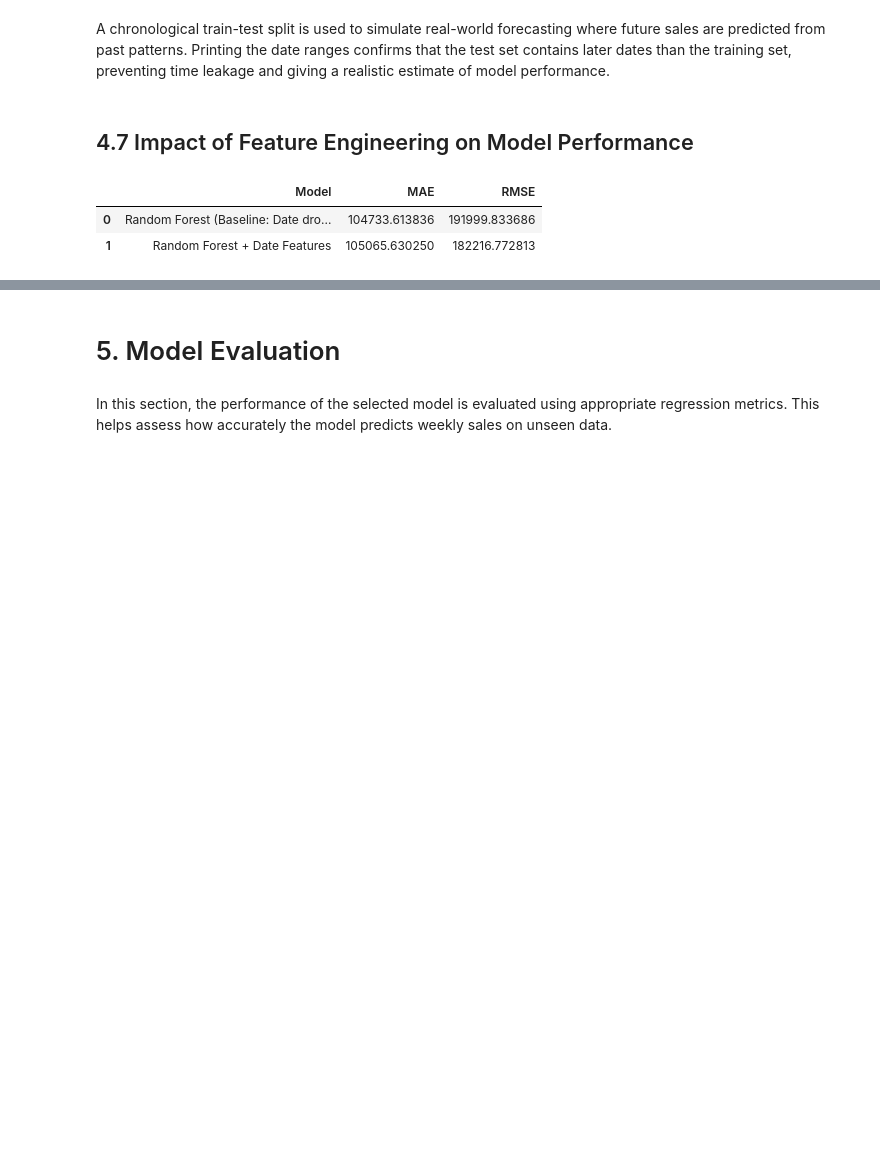
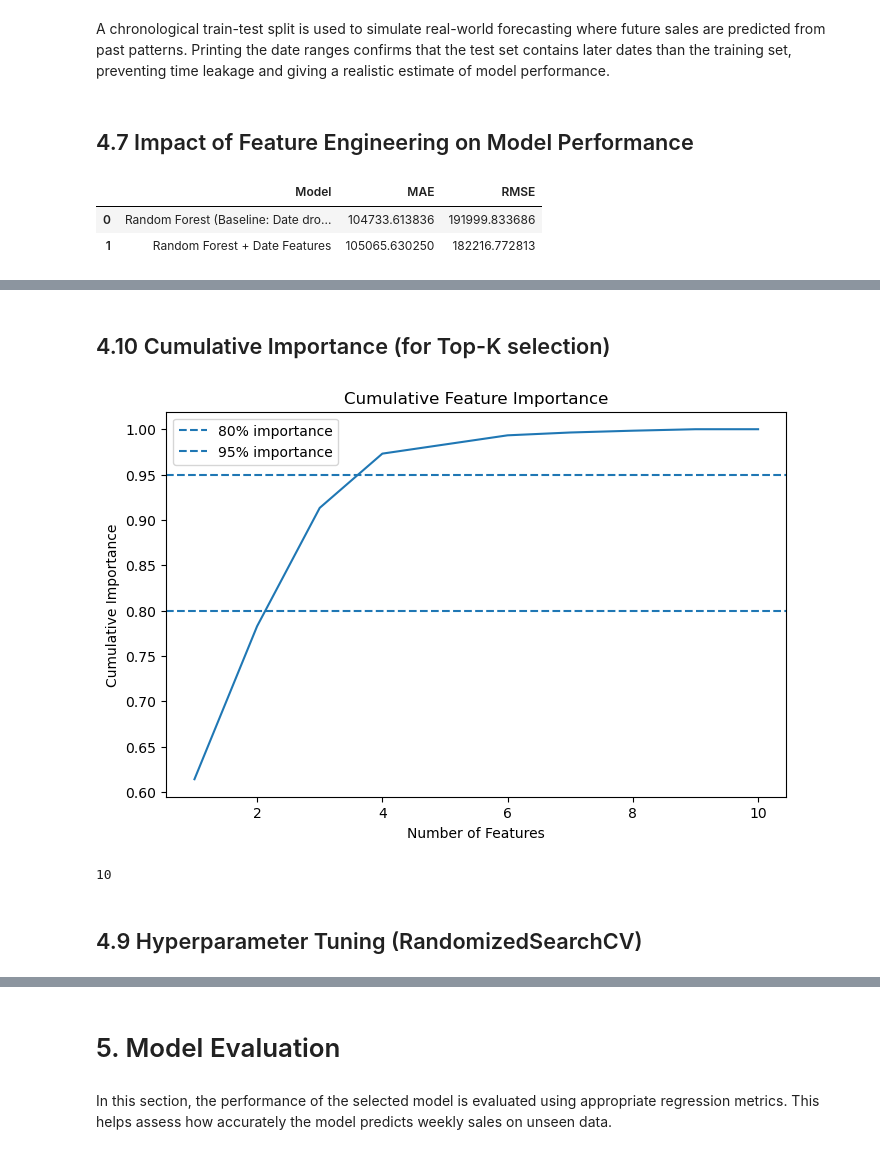
Before and after one commit to vaishnaviTP123/MLDP-Project-3, a Jupyter notebook: MLDP Program Codes Submission Template.ipynb, the cells around one changed output, grey strips where cells are left out. Saved outputs shown, nothing was run; the diff lists cells and outputs as text; code cells hidden in the pictures; blank space fills up the shorter version.

```diff
--- a/MLDP Program Codes Submission Template.ipynb
+++ b/MLDP Program Codes Submission Template.ipynb
@@ -765,0 +891,24 @@ comparison_47
+# %% [markdown]
+## 4.10 Cumulative Importance (for Top-K selection)
+# %%
+feat_imp["Cumulative_Importance"] = feat_imp["Importance"].cumsum()
+
+plt.figure(figsize=(8,5))
+plt.plot(range(1, len(feat_imp)+1), feat_imp["Cumulative_Importance"])
+plt.axhline(0.80, linestyle="--", label="80% importance")
+plt.axhline(0.95, linestyle="--", label="95% importance")
+plt.title("Cumulative Feature Importance")
+plt.xlabel("Number of Features")
+plt.ylabel("Cumulative Importance")
+plt.legend()
+plt.show()
+
+# Pick K for ~95% explained importance (minimum 10 features)
+K_95 = int((feat_imp["Cumulative_Importance"] <= 0.95).sum())
+K_95 = max(K_95, 10)
+K_95
+# %% [output]
+[figure, added]
+10
+# %% [markdown]
+## 4.9 Hyperparameter Tuning (RandomizedSearchCV)
```
Also changed, not shown: parts of 17 cells of this notebook.
